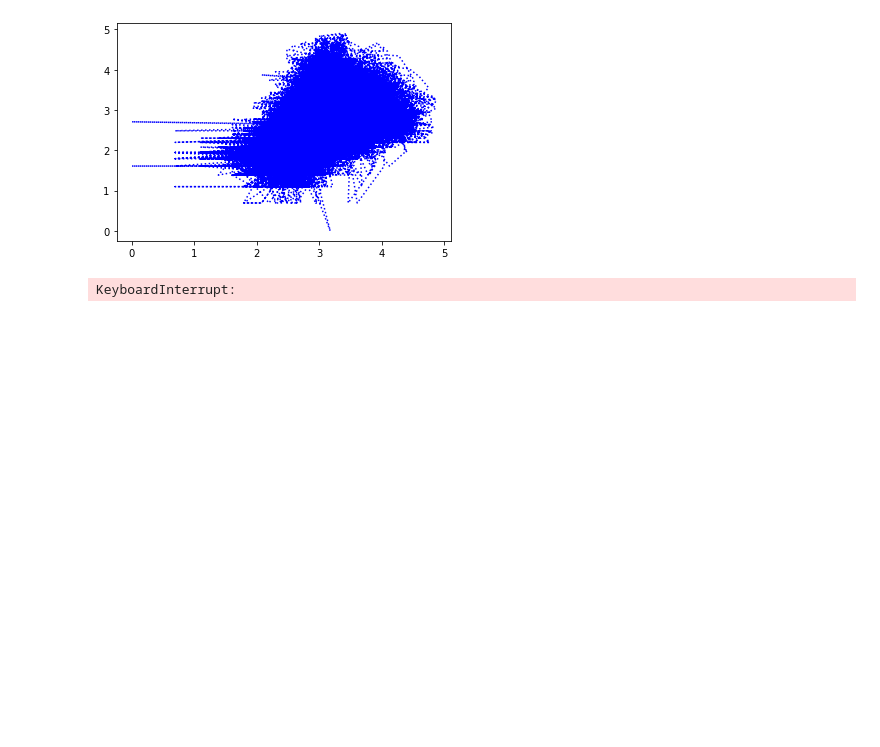
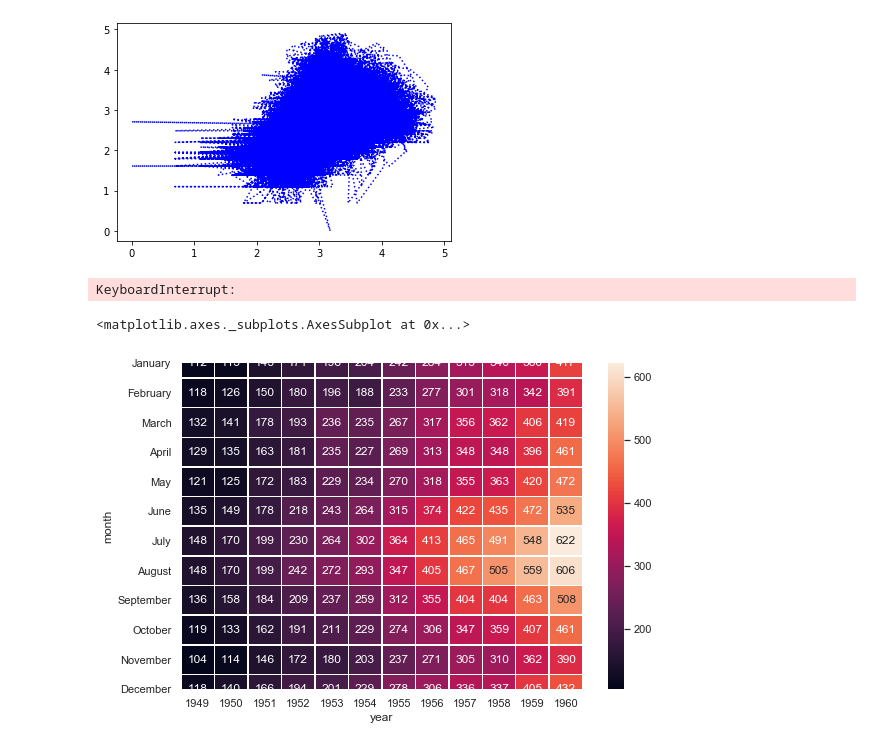
Before and after one commit to Yishaiaz/PyCollac, a Jupyter notebook: initial_tests.ipynb, the cells around one changed output. Cells and saved outputs as stored; diff of their text form; code cells hidden in the pictures; blank space fills up the shorter version.

```diff
--- a/initial_tests.ipynb
+++ b/initial_tests.ipynb
@@ -115,3 +116,13 @@ def calc_spearman_rank_correlation_SRCC(im1, im2, channels_to_consider=(1,2)):
 print(calc_spearman_rank_correlation_SRCC(green_image, red_image))
 # %% [output]
 KeyboardInterrupt:
+# %%
+import seaborn as sns
+sns.set()
+flights_long = sns.load_dataset("flights")
+flights = flights_long.pivot("month", "year", "passengers")
+f, ax = plt.subplots(figsize=(9, 6))
+sns.heatmap(flights, annot=True, fmt="d", linewidths=.5, ax=ax)
+# %% [output]
+<matplotlib.axes._subplots.AxesSubplot at 0x...>
+[figure, added]
```
Also changed, not shown: parts of 2 cells of this notebook, 2 other files.
